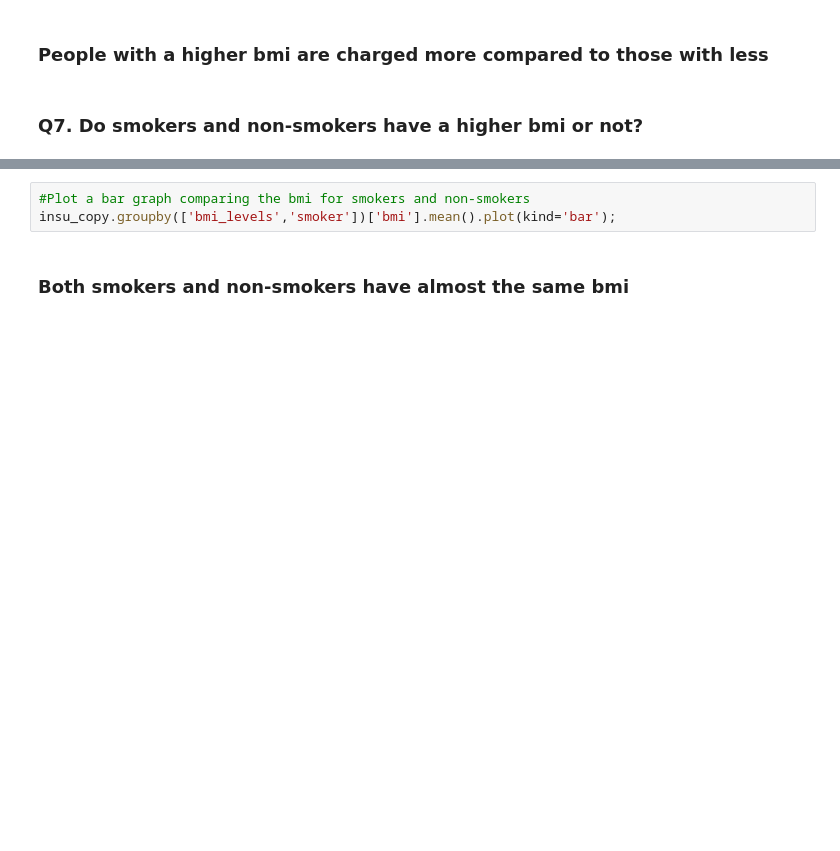
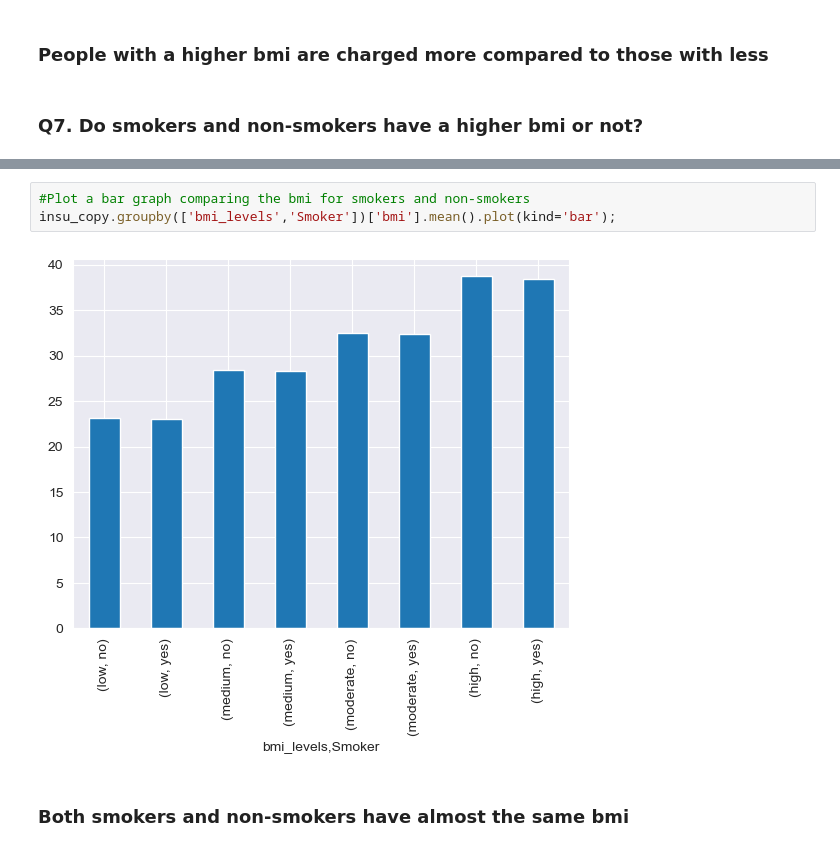
Before and after one commit to denzeil/Ensembles, a Jupyter notebook: Insurance.ipynb, the cells around one changed output, grey strips where cells are left out. Drawn from its saved outputs; the diff is of its cells as text; blank space fills up the shorter version.

```diff
--- a/Insurance.ipynb
+++ b/Insurance.ipynb
@@ -236,6 +308,8 @@ yes.groupby('bmi_levels')['bmi'].mean()
 # %%
 #Plot a bar graph comparing the bmi for smokers and non-smokers
-insu_copy.groupby(['bmi_levels','smoker'])['bmi'].mean().plot(kind='bar');
+insu_copy.groupby(['bmi_levels','Smoker'])['bmi'].mean().plot(kind='bar');
+# %% [output]
+[figure, added]
 # %% [markdown]
 ### Both smokers and non-smokers have almost the same bmi
 # %% [markdown]
```
Also changed, not shown: parts of 24 cells of this notebook, 2 other files.
